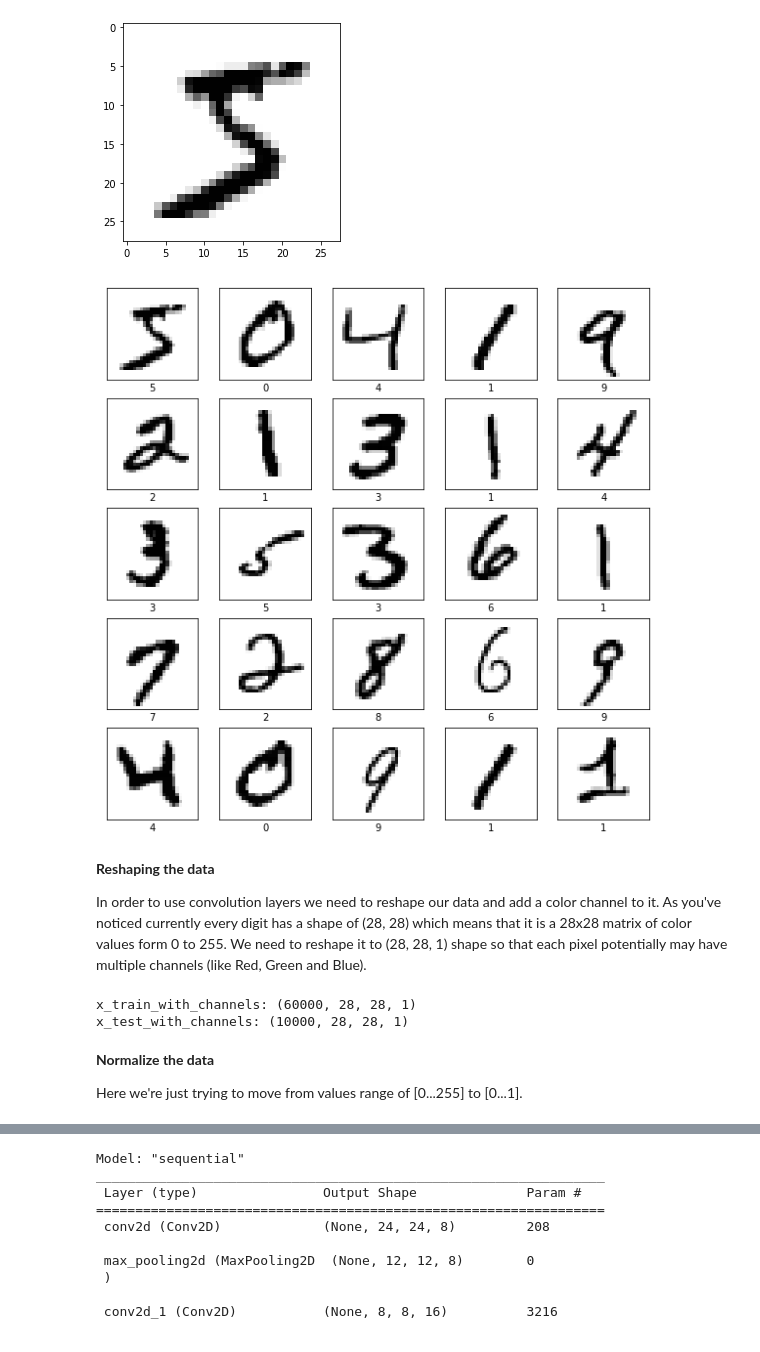
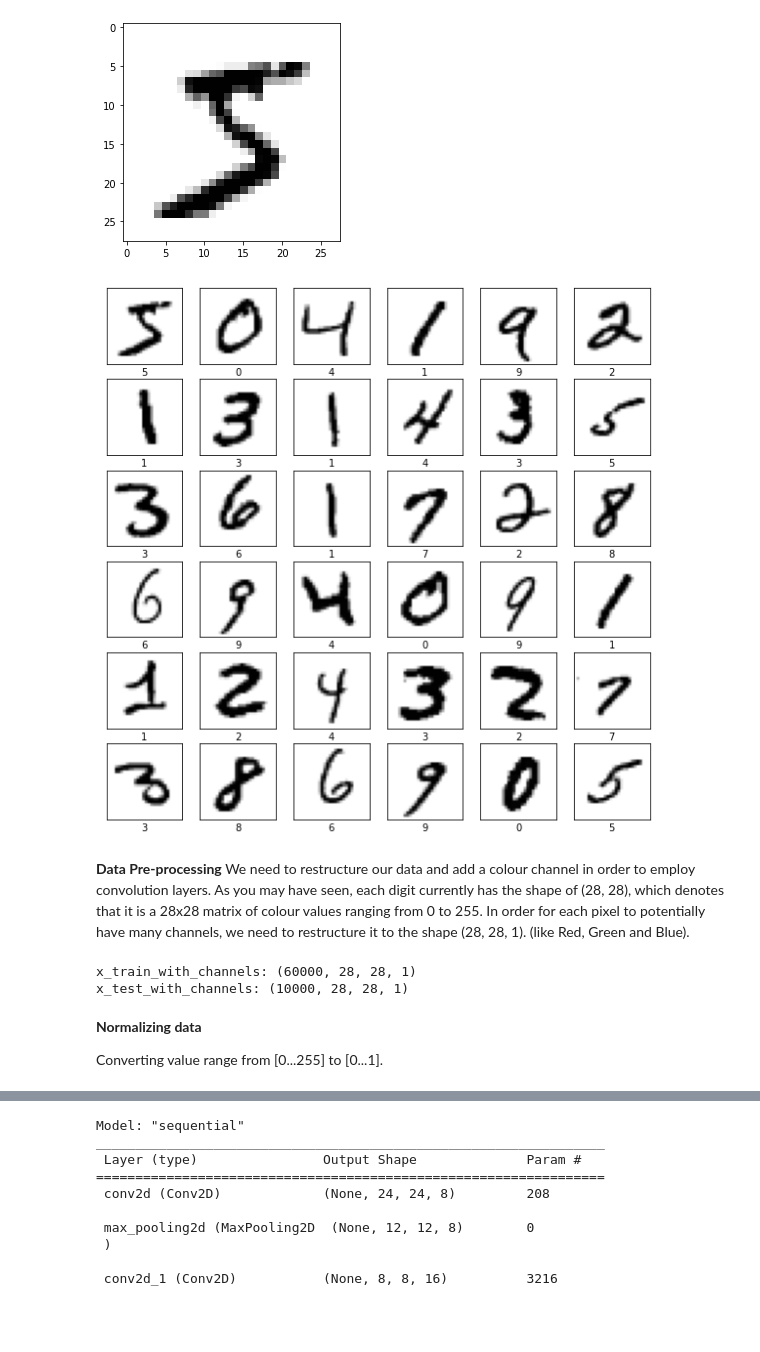
Before and after one commit to NehaKoulecar/Handwritten_Digit_Recognition, a Jupyter notebook: HandwrittenDigitRecognition.ipynb, the cells around one changed output, grey strips where cells are left out. Cells and saved outputs as stored; diff of their text form; code cells hidden in the pictures.

```diff
--- a/HandwrittenDigitRecognition.ipynb
+++ b/HandwrittenDigitRecognition.ipynb
@@ -27,7 +24,7 @@ The test dataset consists of 10000 28x28px images.
 # %%
 # Loading MNIST dataset using Keras library
-mnist_dataset = tf.keras.datasets.mnist
-(x_train, y_train), (x_test, y_test) = mnist_dataset.load_data()
+mnist_data = tf.keras.datasets.mnist
+(x_train, y_train), (x_test, y_test) = mnist_data.load_data()
 # %%
 # Verifying the data
 print('x_train:', x_train.shape)
@@ -83,22 +80,21 @@ plt.show()
 # %% [output]
 [figure]
 # %%
-# Display 25 images
-numbers_to_display = 25
-num_cells = math.ceil(math.sqrt(numbers_to_display))
+# Displaying first 36 images
+num_display = 36
+no_cells = math.ceil(math.sqrt(num_display))
 plt.figure(figsize=(10,10))
-for i in range(numbers_to_display):
-    plt.subplot(num_cells, num_cells, i+1)
+for i in range(num_display):
+    plt.subplot(no_cells, no_cells, i+1)
     plt.xticks([])
     plt.yticks([])
     plt.grid(False)
     plt.imshow(x_train[i], cmap=plt.cm.binary)
     plt.xlabel(y_train[i])
 plt.show()
 # %% [output]
-[figure, old version]
+[figure, new version]
 # %% [markdown]
-**Reshaping the data**
-
-In order to use convolution layers we need to reshape our data and add a color channel to it. As you've noticed currently every digit has a shape of (28, 28) which means that it is a 28x28 matrix of color values form 0 to 255. We need to reshape it to (28, 28, 1) shape so that each pixel potentially may have multiple channels (like Red, Green and Blue).
+**Data Pre-processing**
+We need to restructure our data and add a colour channel in order to employ convolution layers. As you may have seen, each digit currently has the shape of (28, 28), which denotes that it is a 28x28 matrix of colour values ranging from 0 to 255. In order for each pixel to potentially have many channels, we need to restructure it to the shape (28, 28, 1). (like Red, Green and Blue).
 # %%
@@ -122,6 +118,6 @@ print('x_test_with_channels:', x_test_with_channels.shape)
 x_train_with_channels: (60000, 28, 28, 1)
 x_test_with_channels: (10000, 28, 28, 1)
 # %% [markdown]
-**Normalize the data**
+**Normalizing data**
 
-Here we're just trying to move from values range of [0...255] to [0...1].
+Converting value range from [0...255] to [0...1].
```
Also changed, not shown: parts of 13 cells of this notebook.
